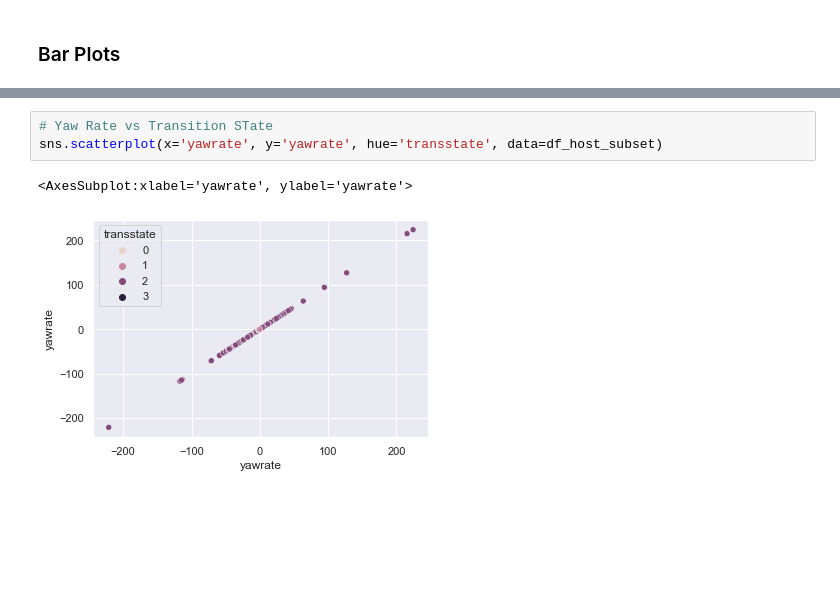
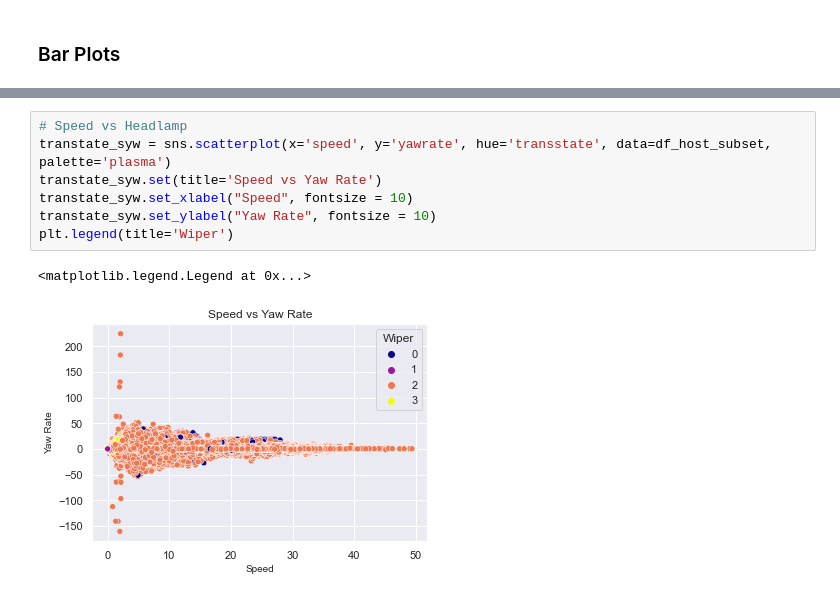
Before and after one commit to caroline-eggett/honda-interaction-analysis-hackathon, a Jupyter notebook: c_explore_host.ipynb, the cells around one changed output, grey strips where cells are left out. Cells and saved outputs as stored; diff of their text form; blank space fills up the shorter version.

```diff
--- a/c_explore_host.ipynb
+++ b/c_explore_host.ipynb
@@ -102,6 +106,10 @@ sns.scatterplot(x='speed', y='speed', hue='turnsignal', data=df_host_subset)
-# %%
-# Yaw Rate vs Transition STate
-sns.scatterplot(x='yawrate', y='yawrate', hue='transstate', data=df_host_subset)
-# %% [output]
-<AxesSubplot:xlabel='yawrate', ylabel='yawrate'>
-[figure, removed]
+# %%
+# Speed vs Headlamp
+transtate_syw = sns.scatterplot(x='speed', y='yawrate', hue='transstate', data=df_host_subset, palette='plasma')
+transtate_syw.set(title='Speed vs Yaw Rate')
+transtate_syw.set_xlabel("Speed", fontsize = 10)
+transtate_syw.set_ylabel("Yaw Rate", fontsize = 10)
+plt.legend(title='Wiper')
+# %% [output]
+<matplotlib.legend.Legend at 0x...>
+[figure, added]
```
Also changed, not shown: parts of 9 cells of this notebook, 6 other files.
